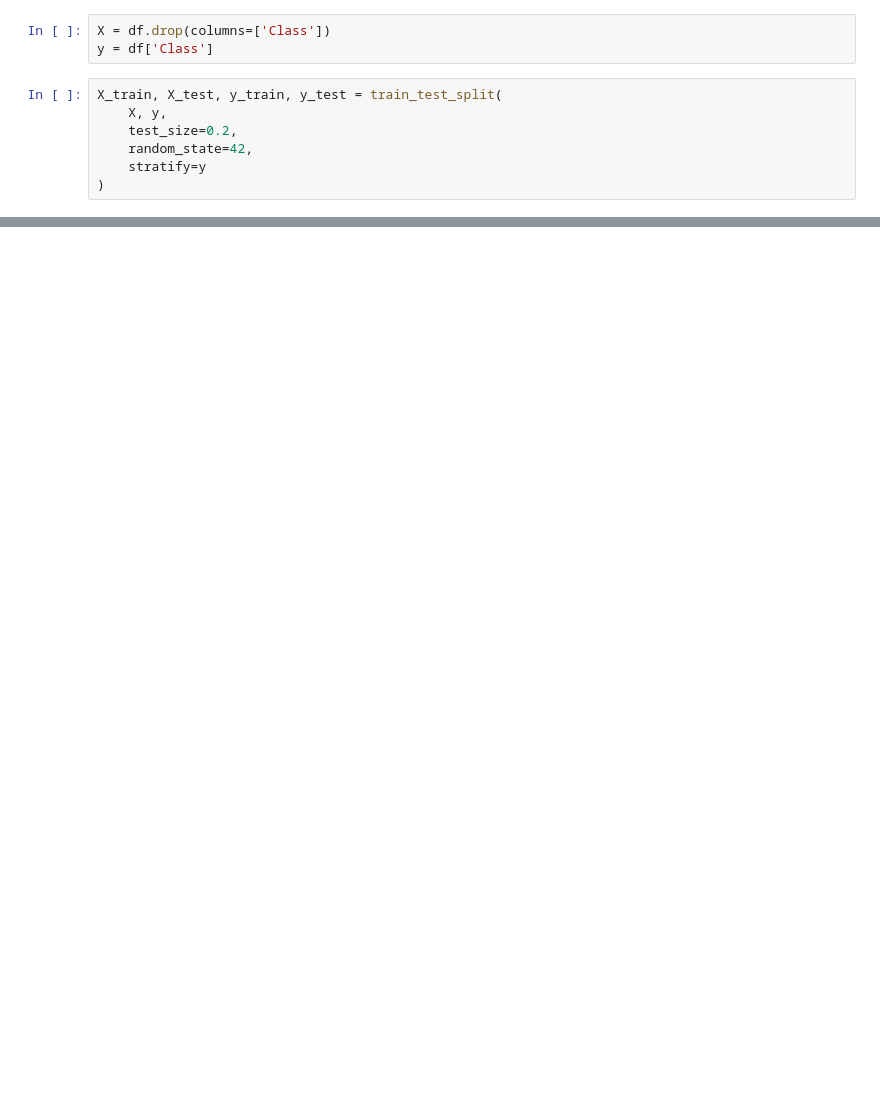
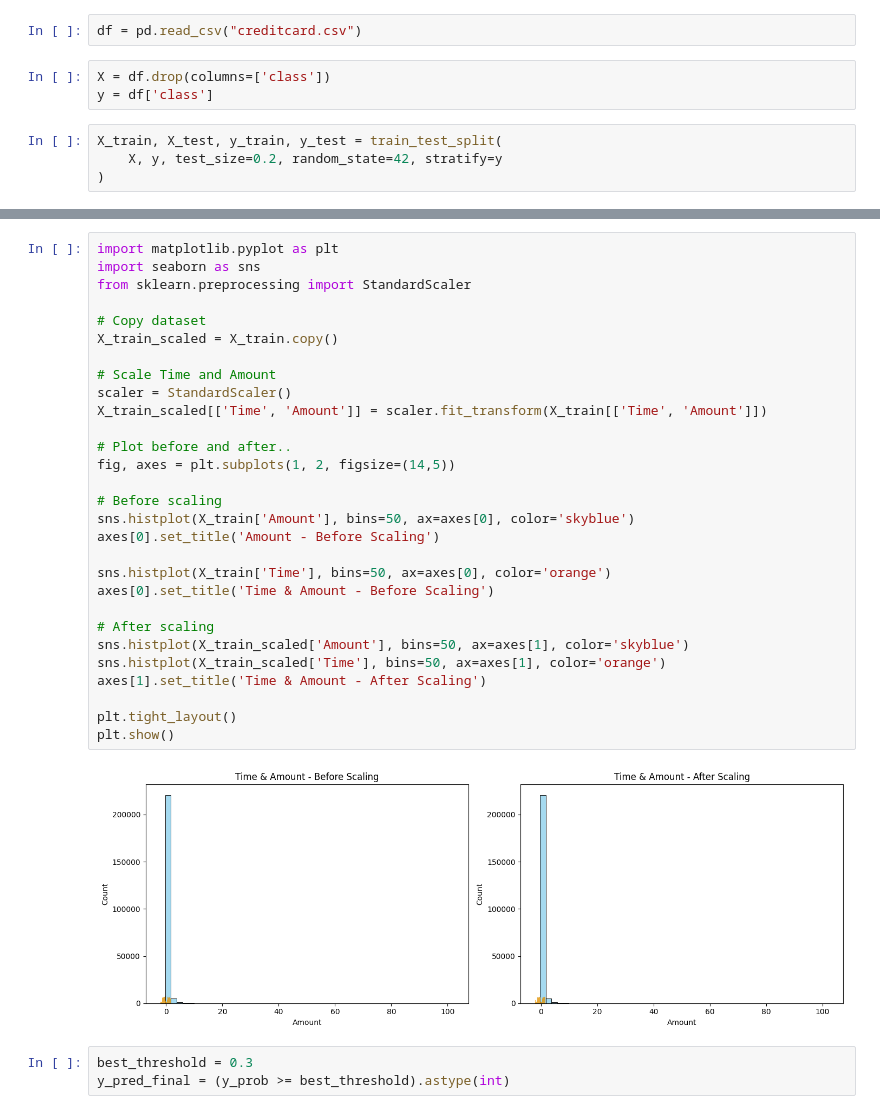
Before and after one commit to Lenida-Daniels/FRAUD-DETECTION-RESEARCH, a Jupyter notebook: notebooks/naive-bayes.ipynb, the cells around one changed output, grey strips where cells are left out. Cells and saved outputs as stored; diff of their text form; blank space fills up the shorter version.

```diff
--- a/notebooks/naive-bayes.ipynb
+++ b/notebooks/naive-bayes.ipynb
@@ -9,10 +14,9 @@ df = pd.read_csv("processed_data.csv")
+# %%
+df = pd.read_csv("creditcard.csv")
 # %%
-X = df.drop(columns=['Class'])
-y = df['Class']
+X = df.drop(columns=['class'])
+y = df['class']
 # %%
 X_train, X_test, y_train, y_test = train_test_split(
-    X, y,
-    test_size=0.2,
-    random_state=42,
-    stratify=y
+    X, y, test_size=0.2, random_state=42, stratify=y
 )
@@ -59,0 +82,34 @@ plt.show()
+# %%
+import matplotlib.pyplot as plt
+import seaborn as sns
+from sklearn.preprocessing import StandardScaler
+
+# Copy dataset
+X_train_scaled = X_train.copy()
+
+# Scale Time and Amount
+scaler = StandardScaler()
+X_train_scaled[['Time', 'Amount']] = scaler.fit_transform(X_train[['Time', 'Amount']])
+
+# Plot before and after..
+fig, axes = plt.subplots(1, 2, figsize=(14,5))
+
+# Before scaling
+sns.histplot(X_train['Amount'], bins=50, ax=axes[0], color='skyblue')
+axes[0].set_title('Amount - Before Scaling')
+
+sns.histplot(X_train['Time'], bins=50, ax=axes[0], color='orange')
+axes[0].set_title('Time & Amount - Before Scaling')
+
+# After scaling
+sns.histplot(X_train_scaled['Amount'], bins=50, ax=axes[1], color='skyblue')
+sns.histplot(X_train_scaled['Time'], bins=50, ax=axes[1], color='orange')
+axes[1].set_title('Time & Amount - After Scaling')
+
+plt.tight_layout()
+plt.show()
+# %% [output]
+[figure, added]
+# %%
+best_threshold = 0.3
+y_pred_final = (y_prob >= best_threshold).astype(int)
```
Also changed, not shown: parts of 15 cells of this notebook, 5 other files.
